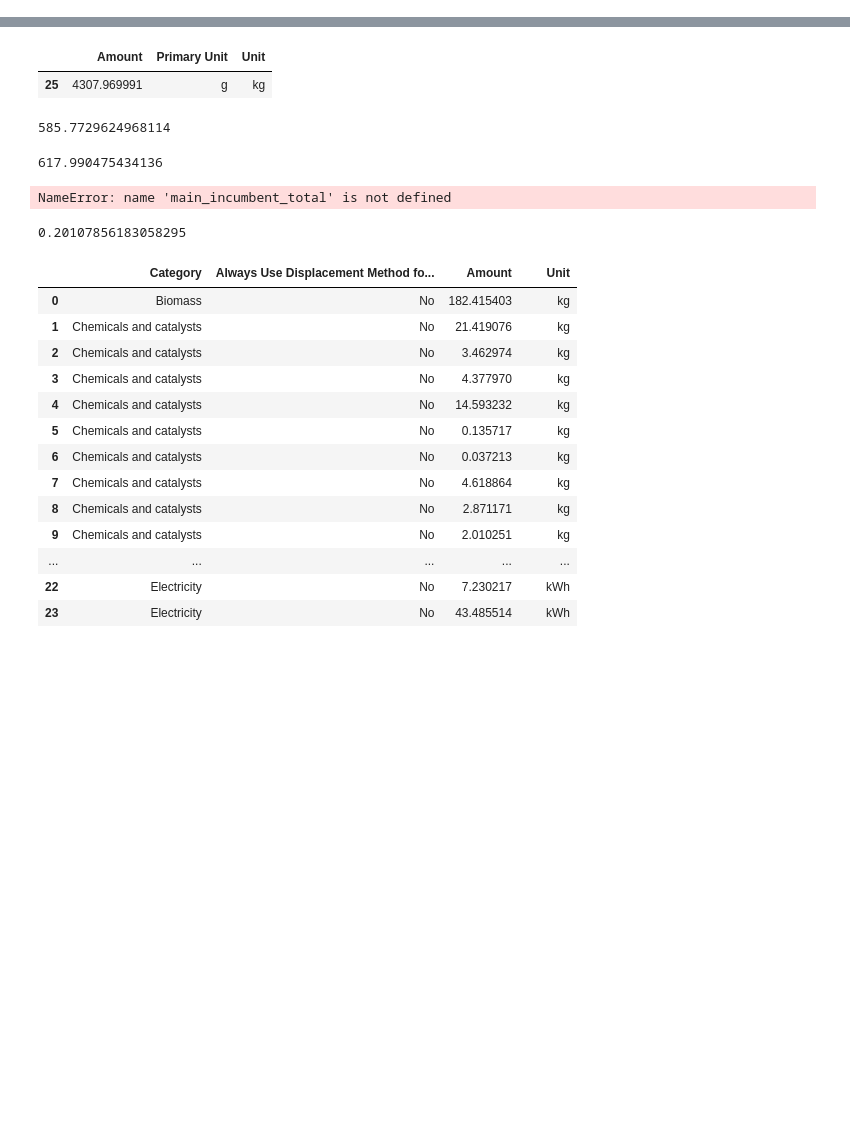
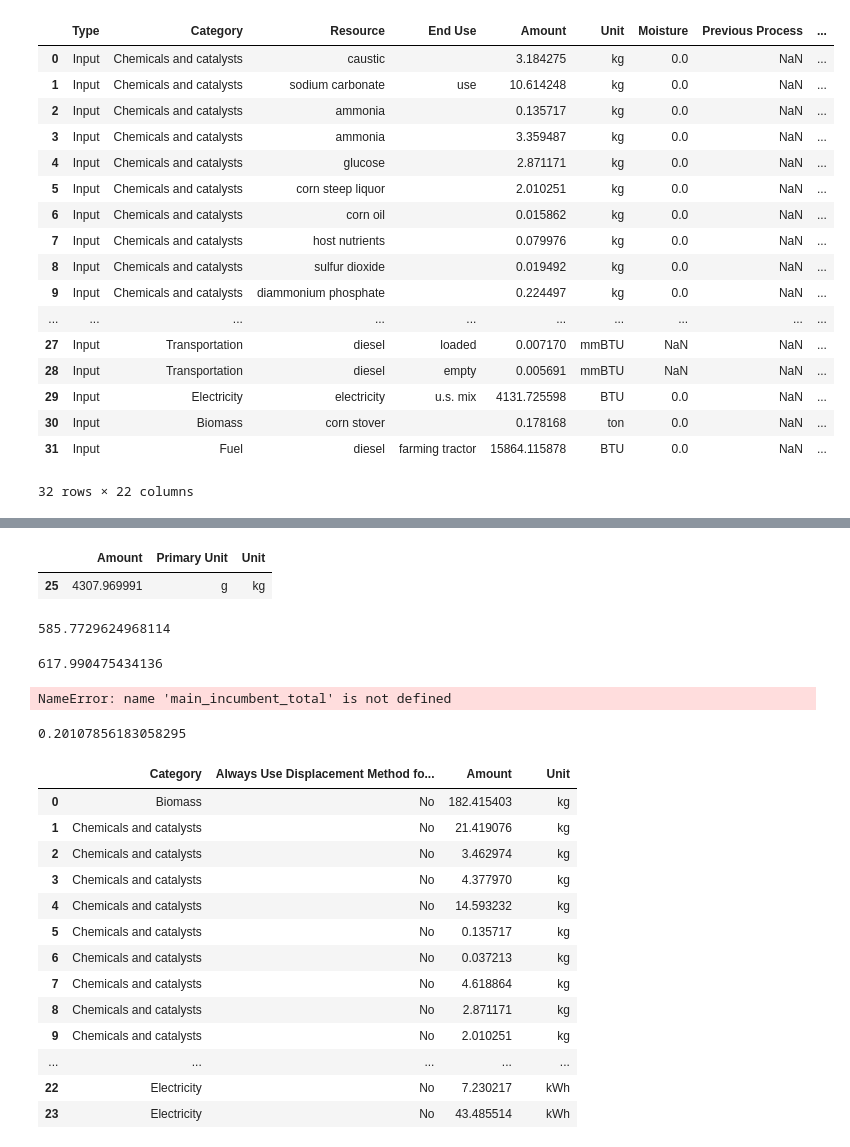
Before and after one commit to olw0905/Interactive-SCSA_Dash, a Jupyter notebook: Untitled.ipynb, the cells around one changed output, grey strips where cells are left out. Saved outputs shown, nothing was run; the diff lists cells and outputs as text; code cells hidden in the pictures; blank space fills up the shorter version.

```diff
--- a/Untitled.ipynb
+++ b/Untitled.ipynb
@@ -72,0 +130,21 @@ coproduct_contribution = (
+# %%
+overall_lci
+# %% [output]
+|  | Type | Category | Resource | End Use | Amount | Unit | Moisture | Previous Process | ... |
+| 0 | Input | Chemicals and catalysts | caustic |  | 3.184275 | kg | 0.0 | NaN | ... |
+| 1 | Input | Chemicals and catalysts | sodium carbonate | use | 10.614248 | kg | 0.0 | NaN | ... |
+| 2 | Input | Chemicals and catalysts | ammonia |  | 0.135717 | kg | 0.0 | NaN | ... |
+| 3 | Input | Chemicals and catalysts | ammonia |  | 3.359487 | kg | 0.0 | NaN | ... |
+| 4 | Input | Chemicals and catalysts | glucose |  | 2.871171 | kg | 0.0 | NaN | ... |
+| 5 | Input | Chemicals and catalysts | corn steep liquor |  | 2.010251 | kg | 0.0 | NaN | ... |
+| 6 | Input | Chemicals and catalysts | corn oil |  | 0.015862 | kg | 0.0 | NaN | ... |
+| 7 | Input | Chemicals and catalysts | host nutrients |  | 0.079976 | kg | 0.0 | NaN | ... |
+| 8 | Input | Chemicals and catalysts | sulfur dioxide |  | 0.019492 | kg | 0.0 | NaN | ... |
+| 9 | Input | Chemicals and catalysts | diammonium phosphate |  | 0.224497 | kg | 0.0 | NaN | ... |
+| ... | ... | ... | ... | ... | ... | ... | ... | ... | ... |
+| 27 | Input | Transportation | diesel | loaded | 0.007170 | mmBTU | NaN | NaN | ... |
+| 28 | Input | Transportation | diesel | empty | 0.005691 | mmBTU | NaN | NaN | ... |
+| 29 | Input | Electricity | electricity | u.s. mix | 4131.725598 | BTU | 0.0 | NaN | ... |
+| 30 | Input | Biomass | corn stover |  | 0.178168 | ton | 0.0 | NaN | ... |
+| 31 | Input | Fuel | diesel | farming tractor | 15864.115878 | BTU | 0.0 | NaN | ... |
+32 rows × 22 columns
```
Also changed, not shown: parts of 18 cells of this notebook, 3 other files.
